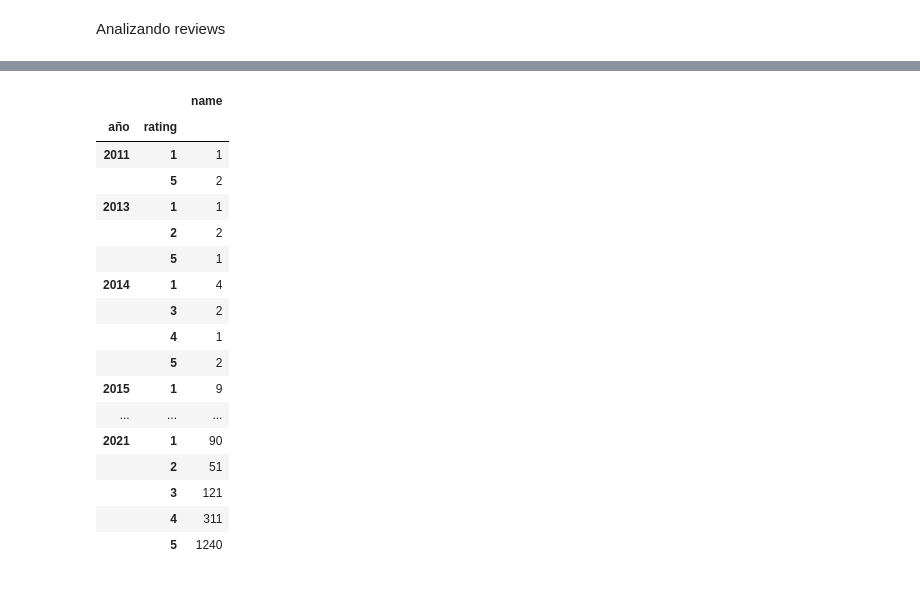
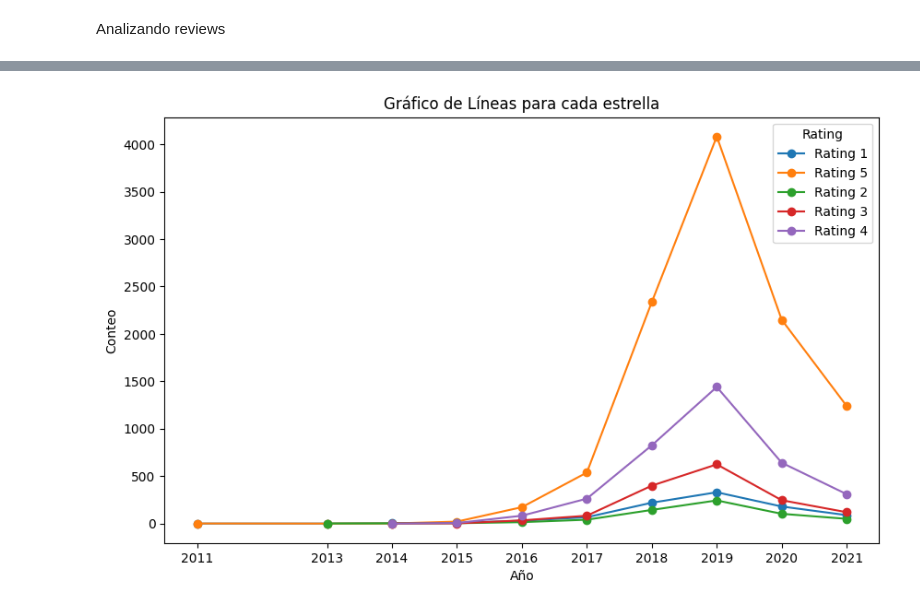
Before and after one commit to JohannaRangel/FinalProject_YelpGoogleMaps, a Jupyter notebook: notebooks/ETL_google.ipynb, the cells around one changed output, grey strips where cells are left out. Saved outputs shown, nothing was run; the diff lists cells and outputs as text; code cells hidden in the pictures.

```diff
--- a/notebooks/ETL_google.ipynb
+++ b/notebooks/ETL_google.ipynb
@@ -195,21 +186,32 @@ dfreviews_ulta_beauty_promedio=df_ulta_beauty[['año','rating']].groupby(['año'
-# %%
-dfreviews_ulta_beauty_conteo
-# %% [output]
-|  |  | name |
-| año | rating |  |
-| 2011 | 1 | 1 |
-|  | 5 | 2 |
-| 2013 | 1 | 1 |
-|  | 2 | 2 |
-|  | 5 | 1 |
-| 2014 | 1 | 4 |
-|  | 3 | 2 |
-|  | 4 | 1 |
-|  | 5 | 2 |
-| 2015 | 1 | 9 |
-| ... | ... | ... |
-| 2021 | 1 | 90 |
-|  | 2 | 51 |
-|  | 3 | 121 |
-|  | 4 | 311 |
-|  | 5 | 1240 |
+# %%
+import matplotlib.pyplot as plt
+
+# Convertir la columna 'año' a tipo categórico
+dfreviews_ulta_beauty_conteo['año'] = pd.Categorical(dfreviews_ulta_beauty_conteo['año'])
+
+# Elegir todos los años para mostrarlos en el eje x:
+años_a_mostrar = dfreviews_ulta_beauty_conteo['año'].cat.categories
+
+plt.figure(figsize=(10, 6))  # Ajustar el tamaño según sea necesario
+
+# Iterar sobre los valores únicos de la columna 'rating'
+for rating_value in dfreviews_ulta_beauty_conteo['rating'].unique():
+    # Filtrar el DataFrame para el valor de rating actual
+    rating_dfreviews_ulta_beauty_conteo = dfreviews_ulta_beauty_conteo[dfreviews_ulta_beauty_conteo['rating'] == rating_value]
+
+    # Trazar la línea para el rating actual
+    plt.plot(rating_dfreviews_ulta_beauty_conteo['año'], rating_dfreviews_ulta_beauty_conteo['name'], marker='o', label=f'Rating {rating_value}')
+
+# Añadir leyendas y etiquetas
+plt.legend(title='Rating')
+plt.xlabel('Año')
+plt.ylabel('Conteo')
+plt.title('Gráfico de Líneas para cada estrella')
+
+# Establecer los valores que se veran en el eje x:
+plt.xticks(años_a_mostrar)
+
+# Mostrar el gráfico
+plt.show()
+# %% [output]
+[figure, added]
```
Also changed, not shown: parts of 3 cells of this notebook.
